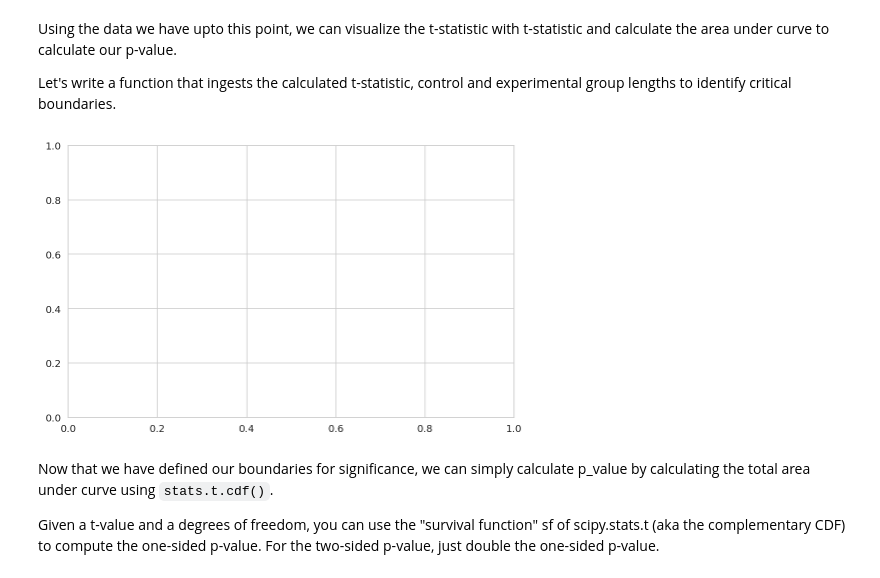
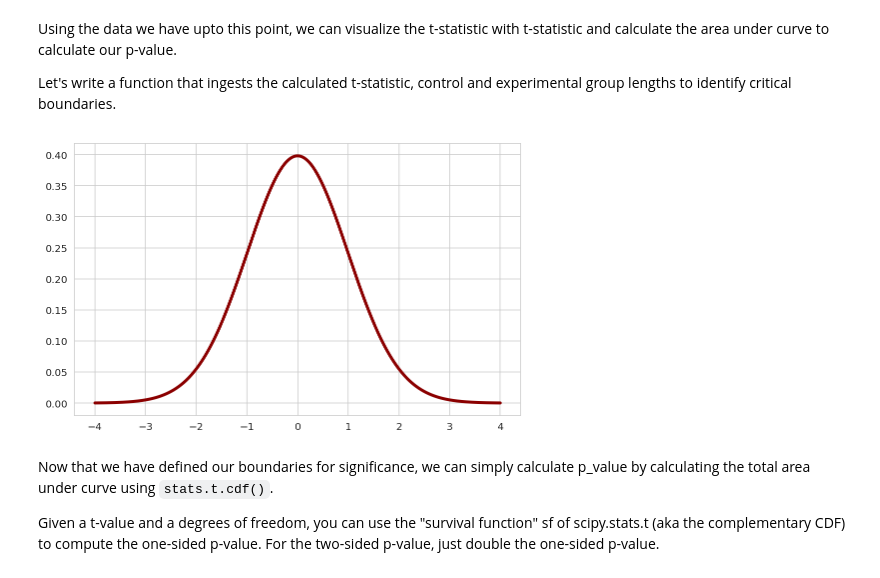
Before and after one commit to AustinKrause/dsc-2-20-09-2-sample-t-tests-lab-nyc-ds-career-031119, a Jupyter notebook: index.ipynb, the cells around one changed output. Cells and saved outputs as stored; diff of their text form; code cells hidden in the pictures.

```diff
--- a/index.ipynb
+++ b/index.ipynb
@@ -150,27 +150,29 @@ Let's write a function that ingests the calculated t-statistic, control and expe
 # %%
 # Visualize t and p_value
 
 def visualize_t(t_stat, n_control, n_experimental):
 
     # initialize a matplotlib "figure"
     fig = plt.figure(figsize=(8,5))
     ax = fig.gca()
     # generate points on the x axis between -4 and 4:
     xs = np.linspace(-4, 4, 500)
     # generate points on the x axis between -4 and 4:
 
+    ys= stats.t.pdf(xs, (n_control+n_experimental-2), 0, 1)
+    ax.plot(xs, ys, linewidth=3, color='darkred')
 
     # use stats.t.pdf to get values on the probability density function for the t-distribution
 
     # Draw two sided boundary for critical-t
 
     return None
 
 n_control = len(control)
 n_experimental = len(experimental)
 visualize_t(t_stat, n_control, n_experimental)
 # %% [output]
-[figure, old version]
+[figure, new version]
 # %%
 # Visualize p_value
 
```
